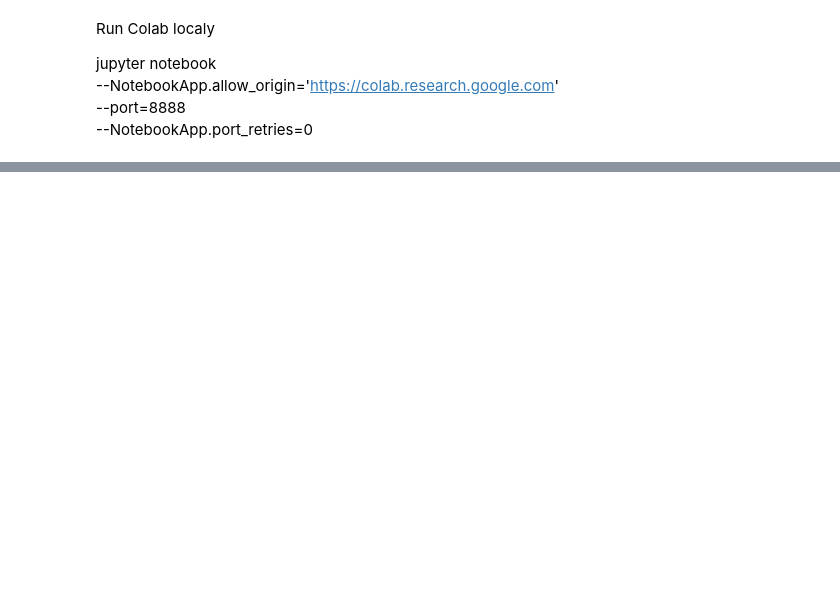
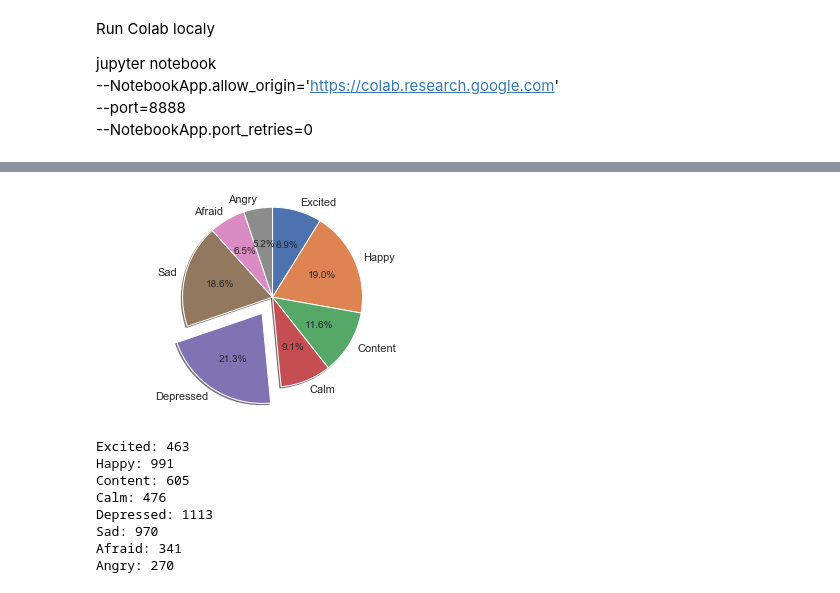
Before and after one commit to mzouros/dl_gmsa, a Jupyter notebook: Greek_Music_Sentiment_Analysis.ipynb, the cells around one changed output, grey strips where cells are left out. Drawn from its saved outputs; the diff is of its cells as text; code cells hidden in the pictures; blank space fills up the shorter version.

```diff
--- a/Greek_Music_Sentiment_Analysis.ipynb
+++ b/Greek_Music_Sentiment_Analysis.ipynb
@@ -179,0 +283,30 @@ df.to_csv("Spotify_Tracks.csv", sep = ',')
+# %%
+counts = np.array([excitedCount, happyCount, contentCount, calmCount, depressedCount, sadCount, afraidCount, angryCount])
+labels = ["Excited", "Happy", "Content", "Calm", "Depressed", "Sad", "Afraid", "Angry"]
+explode = (0, 0, 0, 0, 0.3, 0, 0, 0)
+
+fig1, ax1 = plt.subplots()
+ax1.pie(counts, explode=explode, labels=labels, autopct='%1.1f%%',
+        shadow=True, startangle=90, radius=1.4, counterclock=False)
+ax1.axis('equal')
+plt.show()
+
+print('')
+print('Excited:', excitedCount)
+print('Happy:', happyCount)
+print('Content:', contentCount)
+print('Calm:', calmCount)
+print('Depressed:', depressedCount)
+print('Sad:', sadCount)
+print('Afraid:', afraidCount)
+print('Angry:', angryCount)
+# %% [output]
+[figure, added]
+Excited: 463
+Happy: 991
+Content: 605
+Calm: 476
+Depressed: 1113
+Sad: 970
+Afraid: 341
+Angry: 270
```
Also changed, not shown: parts of 6 cells of this notebook.
